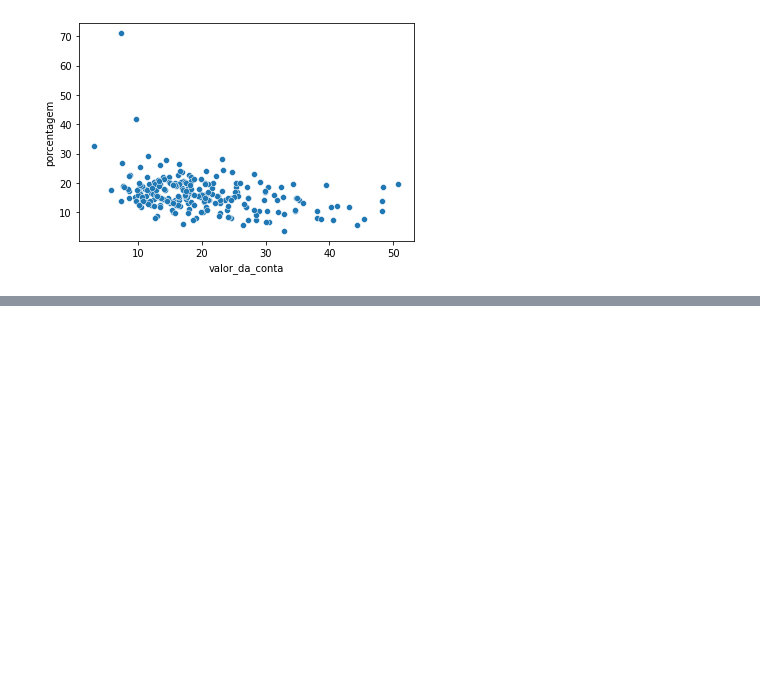
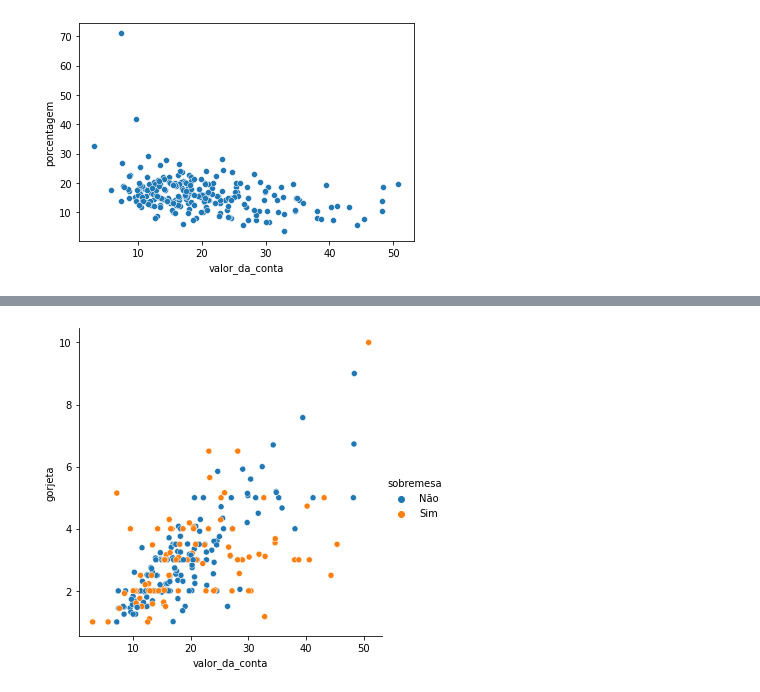
Before and after one commit to wagnergbriel/analise-de-dados, a Jupyter notebook: analise_gorjeta.ipynb, the cells around one changed output, grey strips where cells are left out. Cells and saved outputs as stored; diff of their text form; code cells hidden in the pictures; blank space fills up the shorter version.

```diff
--- a/analise_gorjeta.ipynb
+++ b/analise_gorjeta.ipynb
@@ -178,0 +226,4 @@ porcentagem_da_conta = sns.scatterplot(x="valor_da_conta", y="porcentagem", data
+# %%
+sobremesa_gorjeta = sns.relplot(x="valor_da_conta", y="gorjeta", hue="sobremesa", data=df_gorjetas)
+# %% [output]
+[figure, added]
```
Also changed, not shown: parts of 10 cells of this notebook.
